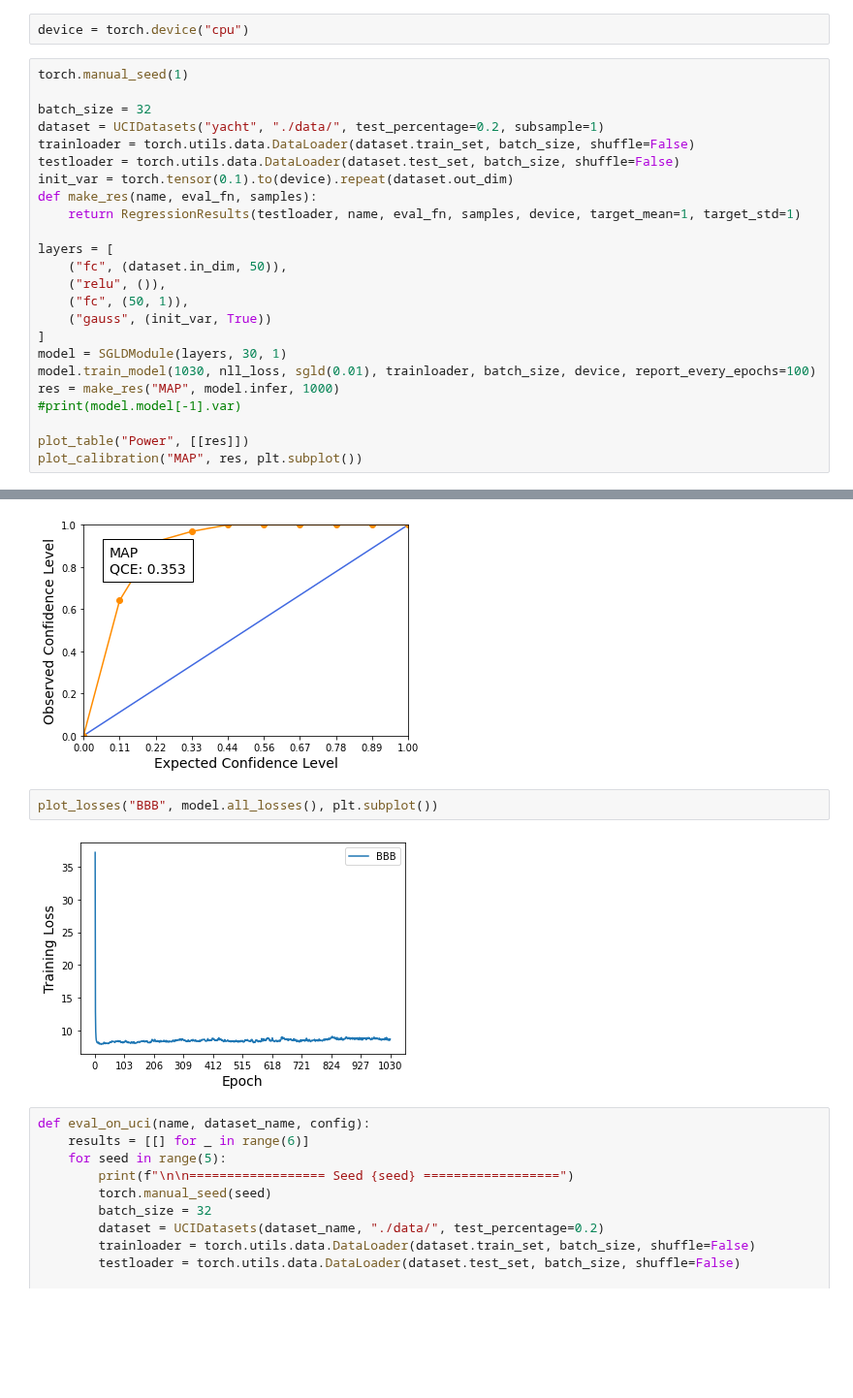
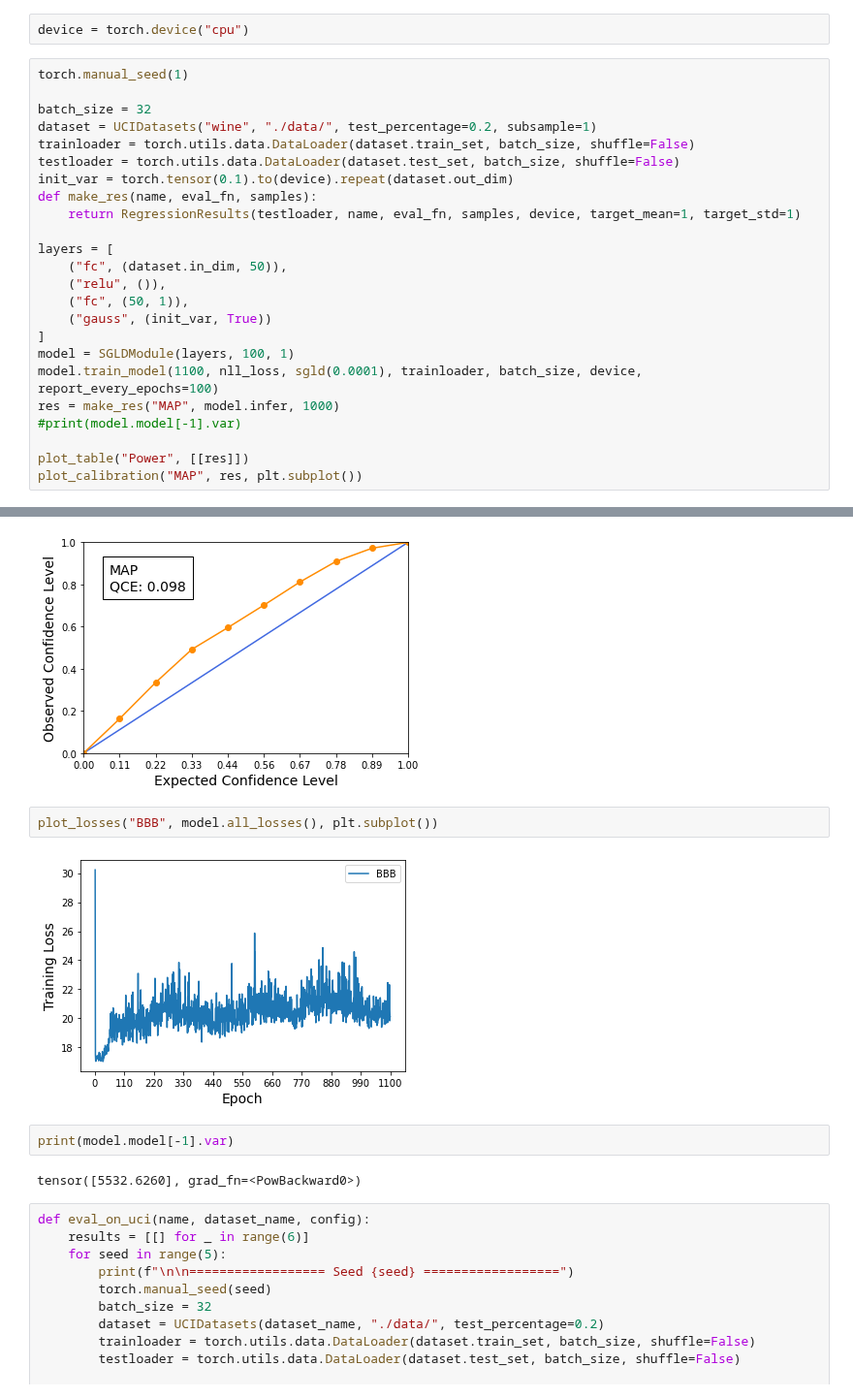
Before and after one commit to Feuermagier/VariationalBayesianDL, a Jupyter notebook: UCI.ipynb, the cells around one changed output, grey strips where cells are left out. Shown at 97% size. Cells and saved outputs as stored; diff of their text form; blank space fills up the shorter version.

```diff
--- a/UCI.ipynb
+++ b/UCI.ipynb
@@ -25,7 +25,7 @@ device = torch.device("cpu")
 torch.manual_seed(1)
 
 batch_size = 32
-dataset = UCIDatasets("yacht", "./data/", test_percentage=0.2, subsample=1)
+dataset = UCIDatasets("wine", "./data/", test_percentage=0.2, subsample=1)
 trainloader = torch.utils.data.DataLoader(dataset.train_set, batch_size, shuffle=False)
 testloader = torch.utils.data.DataLoader(dataset.test_set, batch_size, shuffle=False)
 init_var = torch.tensor(0.1).to(device).repeat(dataset.out_dim)
@@ -38,8 +38,8 @@ layers = [
     ("fc", (50, 1)),
     ("gauss", (init_var, True))
 ]
-model = SGLDModule(layers, 30, 1)
-model.train_model(1030, nll_loss, sgld(0.01), trainloader, batch_size, device, report_every_epochs=100)
+model = SGLDModule(layers, 100, 1)
+model.train_model(1100, nll_loss, sgld(0.0001), trainloader, batch_size, device, report_every_epochs=100)
 res = make_res("MAP", model.infer, 1000)
 #print(model.model[-1].var)
 
@@ -65,8 +65,12 @@ SGLD: Collected 1000 posterior samples
-[figure, old version]
+[figure, new version]
 # %%
 plot_losses("BBB", model.all_losses(), plt.subplot())
 # %% [output]
-[figure, old version]
+[figure, new version]
+# %%
+print(model.model[-1].var)
+# %% [output]
+tensor([5532.6260], grad_fn=<PowBackward0>)
 # %%
 def eval_on_uci(name, dataset_name, config):
     results = [[] for _ in range(6)]
```
Also changed, not shown: parts of 1 cell of this notebook, 8 other files.
